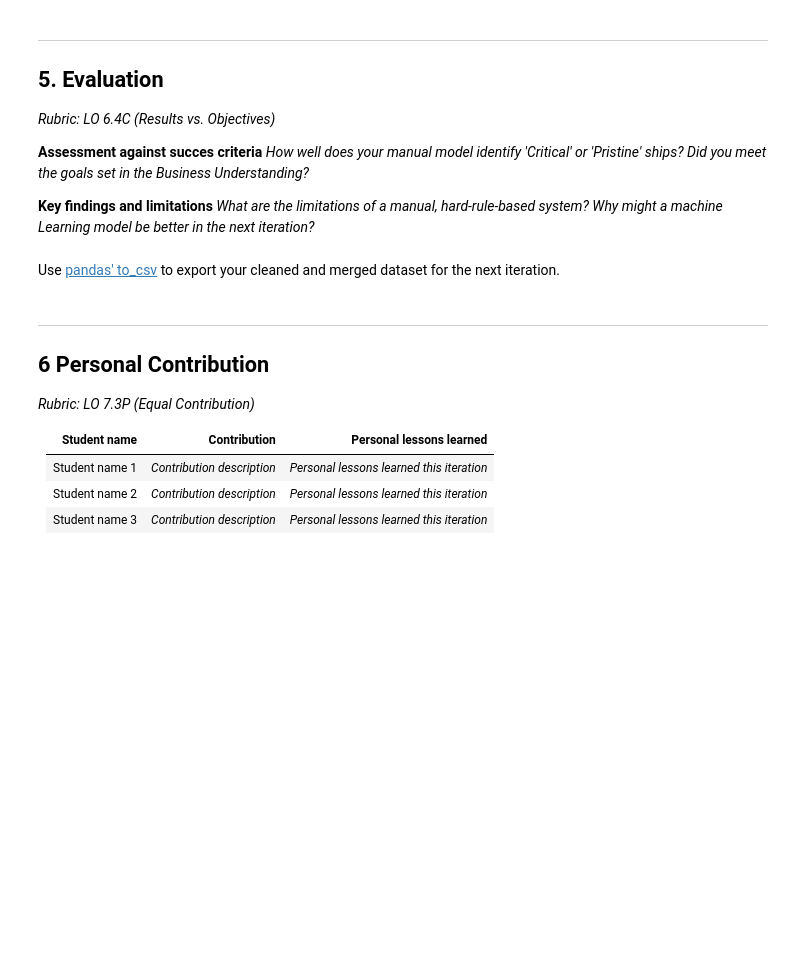
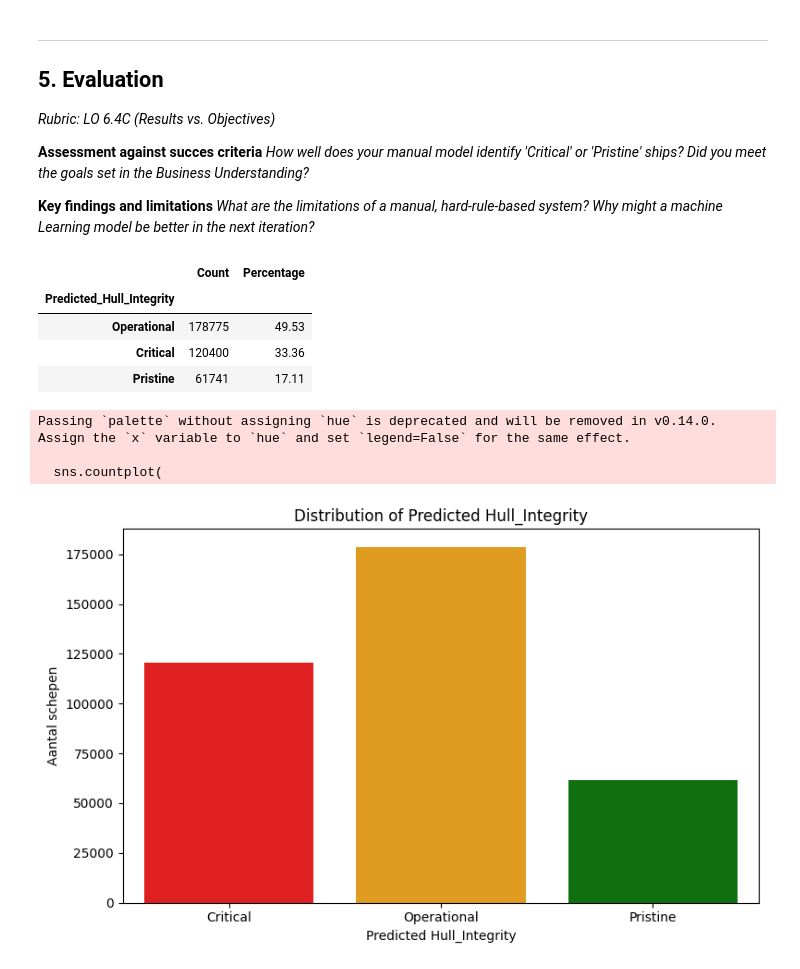
Before and after one commit to AchrafEAE/DDD, a Jupyter notebook: herkansing/iteratie2 herkansing.ipynb, the cells around one changed output. Saved outputs shown, nothing was run; the diff lists cells and outputs as text; code cells hidden in the pictures; blank space fills up the shorter version.

```diff
--- a/herkansing/iteratie2 herkansing.ipynb
+++ b/herkansing/iteratie2 herkansing.ipynb
@@ -826,16 +887,34 @@ De regels zijn toegepast op alle observaties in de modeldataset. De voorspelling
 
 **Key findings and limitations**
 *What are the limitations of a manual, hard-rule-based system? Why might a machine Learning model be better in the next iteration?*
-# %% [markdown]
-Use [pandas' to_csv](https://pandas.pydata.org/docs/reference/api/pandas.DataFrame.to_csv.html) to export your cleaned and merged dataset for the next iteration.
-# %% [markdown]
----
-
-## 6 Personal Contribution
-*Rubric: LO 7.3P (Equal Contribution)*
-
-| Student name | Contribution | Personal lessons learned |
-| :--- | :--- | :--- |
-| Student name 1 | *Contribution description* | *Personal lessons learned this iteration* |
-| Student name 2 | *Contribution description* | *Personal lessons learned this iteration* |
-| Student name 3 | *Contribution description* | *Personal lessons learned this iteration* |
+# %%
+pred_dist = df_model["Predicted_Hull_Integrity"].value_counts()
+pred_dist_pct = (df_model["Predicted_Hull_Integrity"].value_counts(normalize=True) * 100).round(2)
+
+display(pd.DataFrame({
+    "Count": pred_dist,
+    "Percentage": pred_dist_pct
+}))
+
+plt.figure(figsize=(8, 5))
+sns.countplot(
+    data=df_model,
+    x="Predicted_Hull_Integrity",
+    order=["Critical", "Operational", "Pristine"],
+    palette=["red", "orange", "green"]
+)
+plt.title("Distribution of Predicted Hull_Integrity")
+plt.xlabel("Predicted Hull_Integrity")
+plt.ylabel("Aantal schepen")
+plt.tight_layout()
+plt.show()
+# %% [output]
+|  | Count | Percentage |
+| Predicted_Hull_Integrity |  |  |
+| Operational | 178775 | 49.53 |
+| Critical | 120400 | 33.36 |
+| Pristine | 61741 | 17.11 |
+Passing `palette` without assigning `hue` is deprecated and will be removed in v0.14.0. Assign the `x` variable to `hue` and set `legend=False` for the same effect.
+
+  sns.countplot(
+[figure, added]
```
Also changed, not shown: parts of 8 cells of this notebook.
